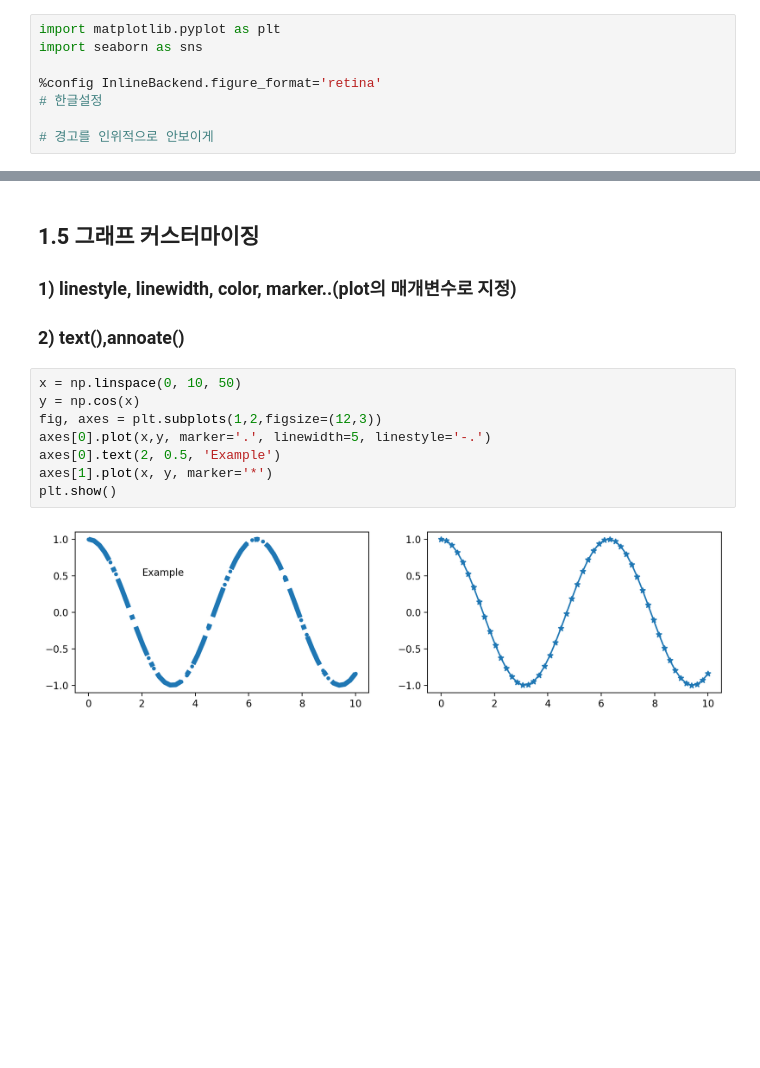
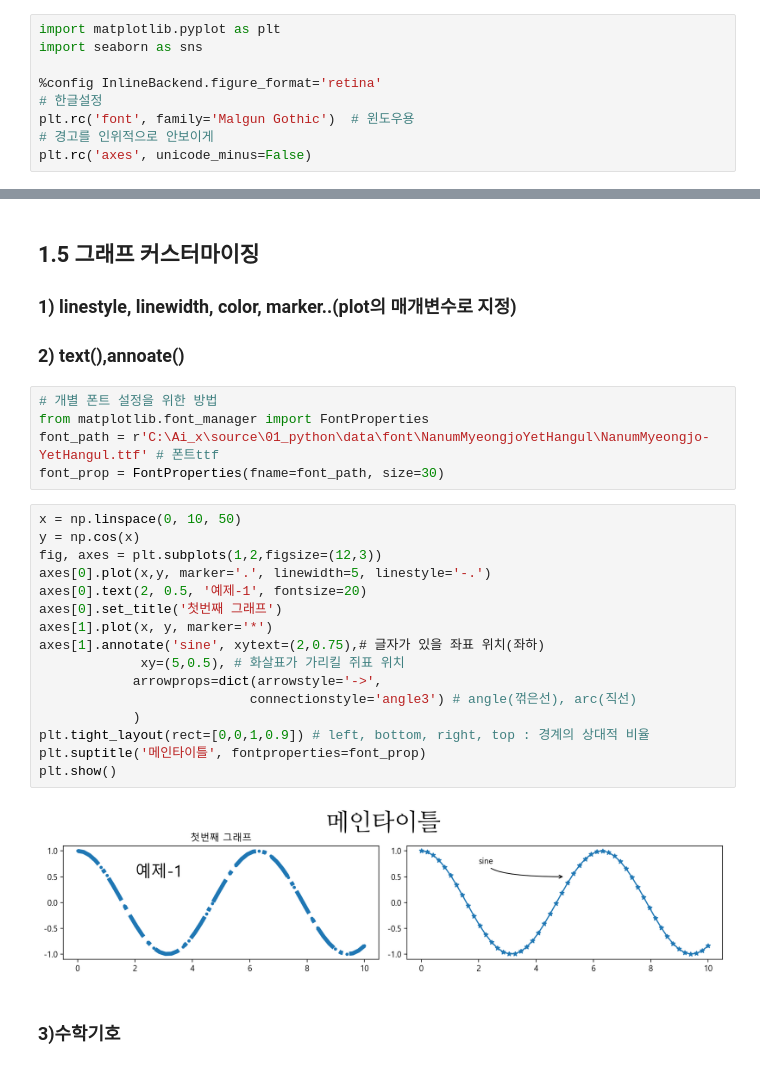
Before and after one commit to gulbiworker/Ai_x, a Jupyter notebook: source/01_python/ch_12 데이터 시각화.ipynb, the cells around one changed output, grey strips where cells are left out. Saved outputs shown, nothing was run; the diff lists cells and outputs as text; blank space fills up the shorter version.

```diff
--- a/source/01_python/ch_12 데이터 시각화.ipynb
+++ b/source/01_python/ch_12 데이터 시각화.ipynb
@@ -32,8 +32,9 @@ import seaborn as sns
 
 %config InlineBackend.figure_format='retina'
 # 한글설정
-
+plt.rc('font', family='Malgun Gothic')  # 윈도우용
 # 경고를 인위적으로 안보이게
+plt.rc('axes', unicode_minus=False)
 # %% [markdown]
 ## 1.2 그래프 그리기
 - matplotlib 으로 그래프 그리기 위한 단계
@@ -215,13 +214,28 @@ plt.show()
 ## 1.5 그래프 커스터마이징
 ### 1) linestyle, linewidth, color, marker..(plot의 매개변수로 지정)
 ### 2) text(),annoate()
+# %%
+# 개별 폰트 설정을 위한 방법
+from matplotlib.font_manager import FontProperties
+font_path = r'C:\Ai_x\source\01_python\data\font\NanumMyeongjoYetHangul\NanumMyeongjo-YetHangul.ttf' # 폰트ttf
+font_prop = FontProperties(fname=font_path, size=30)
 # %%
 x = np.linspace(0, 10, 50)
 y = np.cos(x)
 fig, axes = plt.subplots(1,2,figsize=(12,3))
 axes[0].plot(x,y, marker='.', linewidth=5, linestyle='-.')
-axes[0].text(2, 0.5, 'Example')
+axes[0].text(2, 0.5, '예제-1', fontsize=20)
+axes[0].set_title('첫번째 그래프')
 axes[1].plot(x, y, marker='*')
+axes[1].annotate('sine', xytext=(2,0.75),# 글자가 있을 좌표 위치(좌하)
+             xy=(5,0.5), # 화살표가 가리킬 쥐표 위치
+            arrowprops=dict(arrowstyle='->',
+                           connectionstyle='angle3') # angle(꺾은선), arc(직선)
+            )
+plt.tight_layout(rect=[0,0,1,0.9]) # left, bottom, right, top : 경계의 상대적 비율
+plt.suptitle('메인타이틀', fontproperties=font_prop)
 plt.show()
 # %% [output]
-[figure, old version]
+[figure, new version]
+# %% [markdown]
+### 3)수학기호
```
Also changed, not shown: parts of 24 cells of this notebook, 11 other files.
